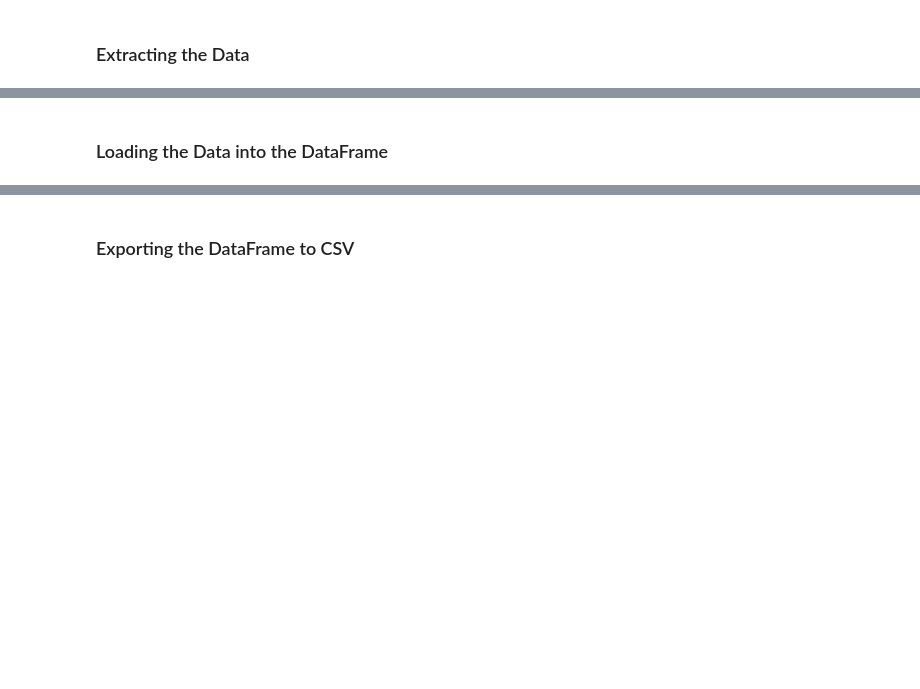
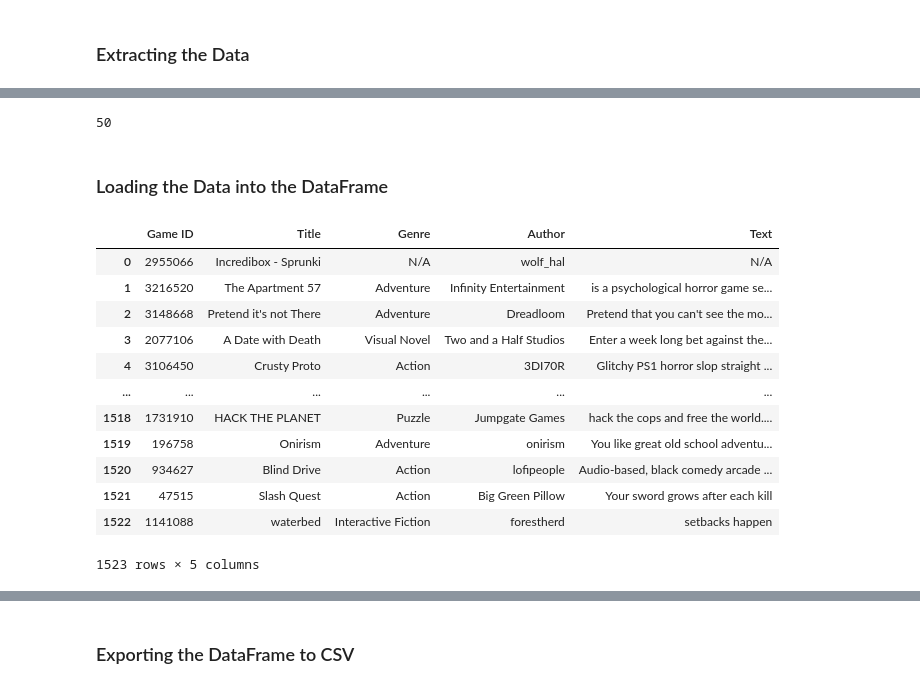
Before and after one commit to angelocguerra/data102-webscraping, a Jupyter notebook: Homework1.ipynb, the cells around one changed output, grey strips where cells are left out. Cells and saved outputs as stored; diff of their text form; code cells hidden in the pictures; blank space fills up the shorter version.

```diff
--- a/Homework1.ipynb
+++ b/Homework1.ipynb
@@ -53,16 +71,16 @@ from selenium import webdriver
 from selenium.webdriver.common.keys import Keys
 from selenium.webdriver.common.by import By
 from selenium.common.exceptions import NoSuchElementException
-from selenium.webdriver.edge.service import Service #microsft edge, change to webdriver.chrome.service for chrome
+from selenium.webdriver.chrome.service import Service #microsft edge, change to webdriver.chrome.service for chrome
 
 driver_path = "C:/Users/Charles/Desktop/COLLEGE/DATA102/edgedriver_win64/msedgedriver.exe" #edit your driver's path
 url = "https://itch.io/games" # edit me
 
 service = Service(driver_path)
-driver = webdriver.Edge(service=service)
+driver = webdriver.Chrome()
 
 driver.get(url)
-print(driver.page_source)
+#print(driver.page_source)
 # %% [markdown]
 ### Extracting the Data
 # %% [markdown]
@@ -97,20 +121,17 @@ while True:
 #retrieve games
 games = driver.find_elements(By.XPATH, "//div[@class='game_cell has_cover']")
 
-#create lists
-id_list = []
-title_list = []
-genre_list = []
-author_list = []
-text_list = []
+info = []
 
 #extract game data
 #NOTE: some games do not have all the data, so we need to account for that by adding N/A if the data is not present in order for the lists to be the same length
 #TODO: probably a better way to do the conditions
 for game in games:
+
+    data = []
     #all games are guaranteed to have a game_id
     game_id = game.get_attribute("data-game_id")
-    id_list.append(game_id)
+    data.append(game_id)
 
     title = game.find_elements(By.XPATH, ".//a[@class='title game_link']")
     genre = game.find_elements(By.XPATH, ".//div[@class='game_genre']")
@@ -118,28 +139,26 @@ for game in games:
     text = game.find_elements(By.XPATH, ".//div[@class='game_text']")
 
     if title:
-        title_list.append(title[0].text)
+        data.append(title[0].text)
     else:
-        title_list.append("N/A")
+        data.append("N/A")
 
     if genre:
-        genre_list.append(genre[0].text)
+        data.append(genre[0].text)
     else:
-        genre_list.append("N/A")
+        data.append("N/A")
 
     if author:
-        author_list.append(author[0].text)
+        data.append(author[0].text)
     else:
-        author_list.append("N/A")
+        data.append("N/A")
 
     if text:
-        text_list.append(text[0].text)
+        data.append(text[0].text)
     else:
-        text_list.append("N/A")
+        data.append("N/A")
 
-print(id_list[0])
-print(title_list[0])
-print(genre_list[0])
-print(author_list[0])
-print(text_list[0])
+    info.append(data)
+
+print(info)
 # %% [output]
@@ -162,0 +211,6 @@ Gather unknown signals from deep, silent space
+# %%
+#NOTE: scrapped first 50 links only just for checking
+link_list = link_list[:50]
+len(link_list)
+# %% [output]
+50
@@ -163,2 +281,20 @@ Gather unknown signals from deep, silent space
 # %% [markdown]
 ### Loading the Data into the DataFrame
+# %%
+columns = ['Game ID', 'Title', 'Genre', 'Author', 'Text']
+info = pd.DataFrame(info, columns=columns)
+info
+# %% [output]
+|  | Game ID | Title | Genre | Author | Text |
+| 0 | 2955066 | Incredibox - Sprunki | N/A | wolf_hal | N/A |
+| 1 | 3216520 | The Apartment 57 | Adventure | Infinity Entertainment | is a psychological horror game se... |
+| 2 | 3148668 | Pretend it's not There | Adventure | Dreadloom | Pretend that you can't see the mo... |
+| 3 | 2077106 | A Date with Death | Visual Novel | Two and a Half Studios | Enter a week long bet against the... |
+| 4 | 3106450 | Crusty Proto | Action | 3DI70R | Glitchy PS1 horror slop straight ... |
+| ... | ... | ... | ... | ... | ... |
+| 1518 | 1731910 | HACK THE PLANET | Puzzle | Jumpgate Games | hack the cops and free the world.... |
+| 1519 | 196758 | Onirism | Adventure | onirism | You like great old school adventu... |
+| 1520 | 934627 | Blind Drive | Action | lofipeople | Audio-based, black comedy arcade ... |
+| 1521 | 47515 | Slash Quest | Action | Big Green Pillow | Your sword grows after each kill |
+| 1522 | 1141088 | waterbed | Interactive Fiction | forestherd | setbacks happen |
+1523 rows × 5 columns
```
Also changed, not shown: parts of 15 cells of this notebook.
